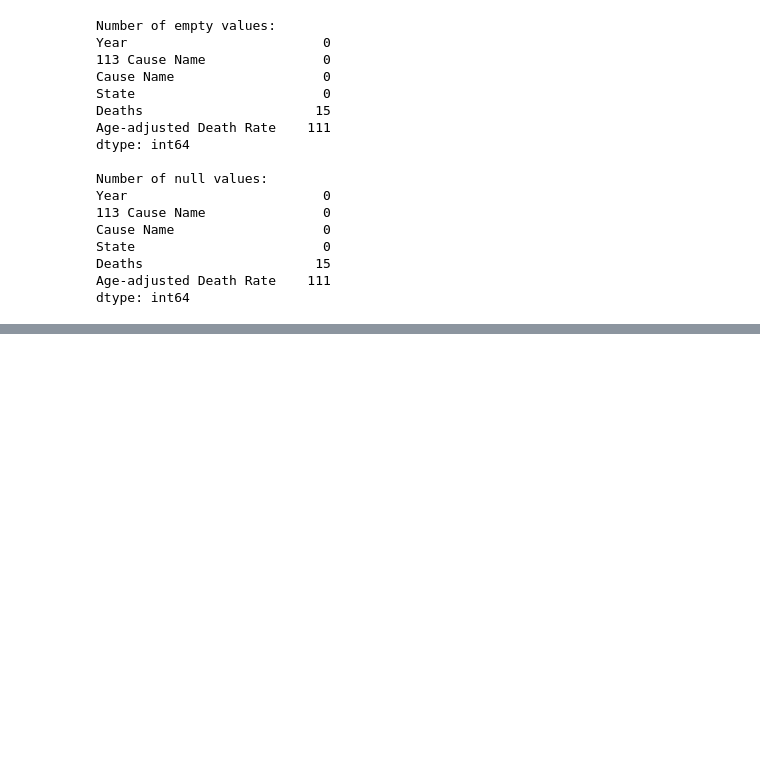
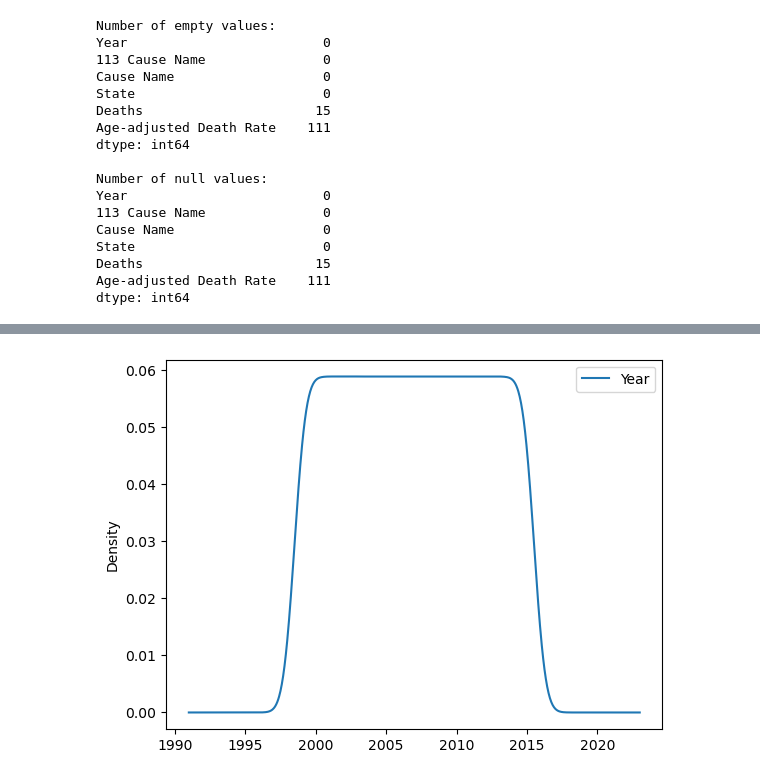
Before and after one commit to mattlehrer/research_methods_assignment_6, a Jupyter notebook: Assignment6_Group_C.ipynb, the cells around one changed output, grey strips where cells are left out. Drawn from its saved outputs; the diff is of its cells as text; code cells hidden in the pictures; blank space fills up the shorter version.

```diff
--- a/Assignment6_Group_C.ipynb
+++ b/Assignment6_Group_C.ipynb
@@ -84,0 +100,8 @@ dtype: int64
+# %%
+# Draw a density plot
+data['Year'].plot(kind='kde')
+
+plt.legend()
+plt.show()
+# %% [output]
+[figure, added]
```
Also changed, not shown: parts of 9 cells of this notebook.
